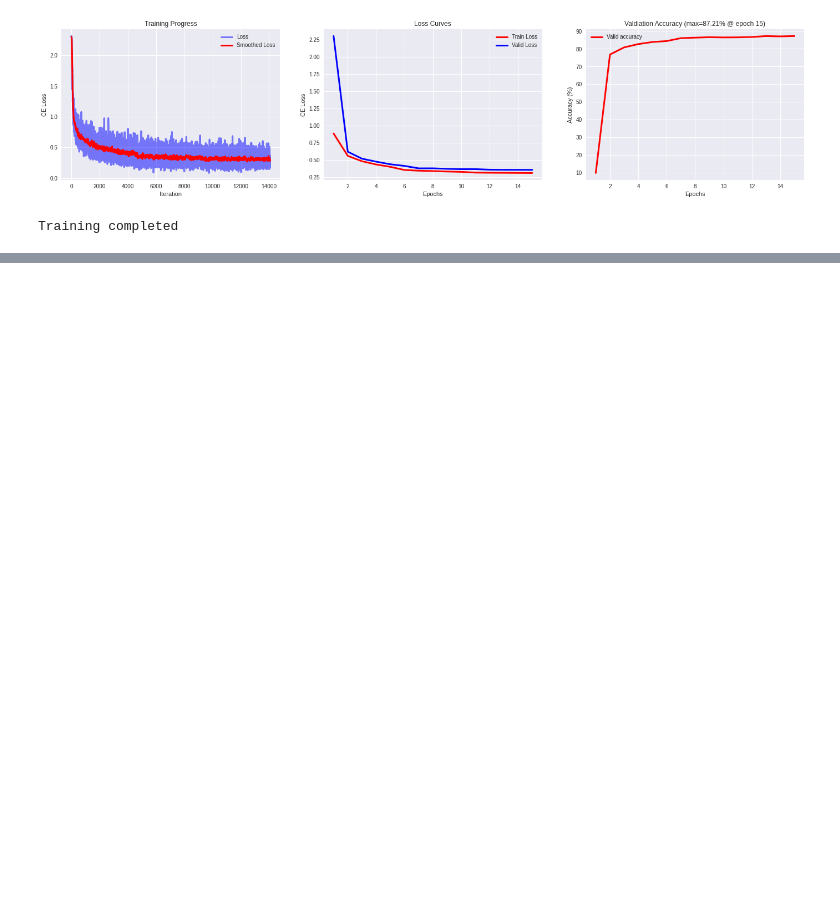
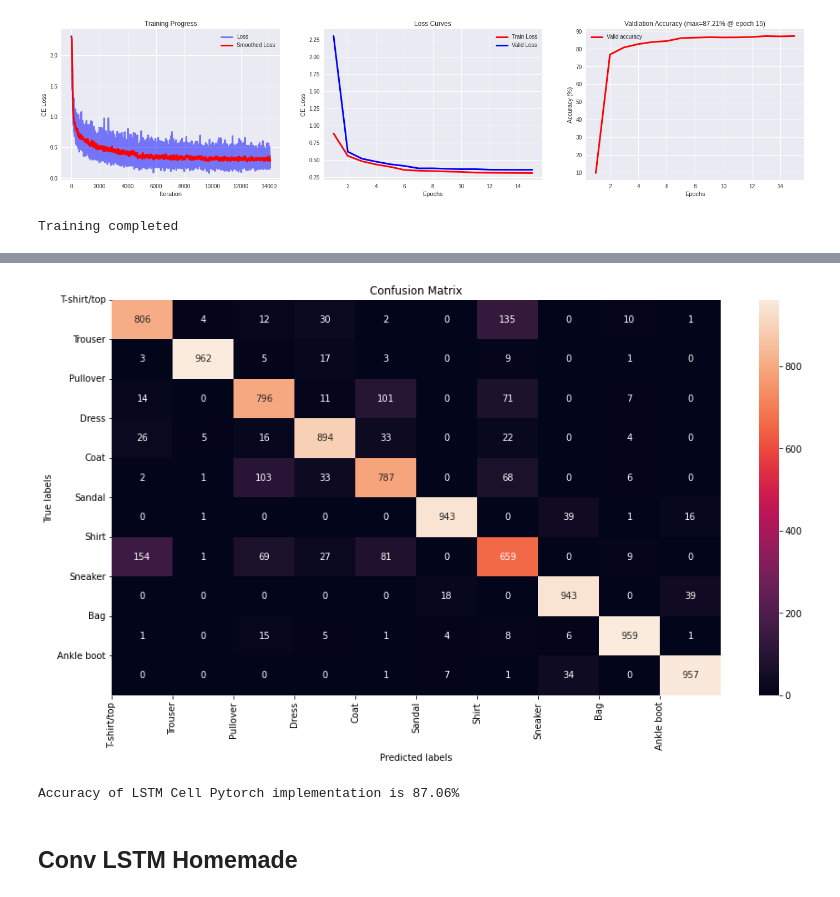
Before and after one commit to Dhagash4/CudaVision, a Jupyter notebook: assignment-5/LSTMs.ipynb, the cells around one changed output, grey strips where cells are left out. Drawn from its saved outputs; the diff is of its cells as text; code cells hidden in the pictures; blank space fills up the shorter version.

```diff
--- a/assignment-5/LSTMs.ipynb
+++ b/assignment-5/LSTMs.ipynb
@@ -444,0 +507,26 @@ Training completed
+# %%
+model_pytorch = LSTMClassifier(
+    input_dim=28, emb_dim=28, hidden_dim=128, num_layers=2, mode="random")
+model_pytorch.to(device)
+# classification loss function
+criterion_pytorch = nn.CrossEntropyLoss()
+
+# Observe that all parameters are being optimized
+optimizer_pytorch = torch.optim.Adam(model_pytorch.parameters(), lr=3e-4)
+
+# Decay LR by a factor of 0.1 every 5 epochs
+scheduler_pytorch = torch.optim.lr_scheduler.StepLR(
+    optimizer_pytorch, step_size=5, gamma=0.2)
+
+model_pytorch, optimizer_pytorch = load_model(
+    model=model_pytorch, optimizer=optimizer_pytorch, savepath='/home/dhagash/MS-GE-03/CudaVision/assignment-5/models/LSTM_Pytorch/best_model.pth', plot=False
+)
+# %%
+accuracy_pytorch = test_model(model=model_pytorch, test_loader=test_loader,
+                           device=device, plot_cm=True, label_dict=label_dict)
+print(f"Accuracy of LSTM Cell Pytorch implementation is {round(accuracy_pytorch,2)}%")
+# %% [output]
+[figure, added]
+Accuracy of LSTM Cell Pytorch implementation is 87.06%
+# %% [markdown]
+## Conv LSTM Homemade
```
Also changed, not shown: parts of 23 cells of this notebook, 2 other files.
